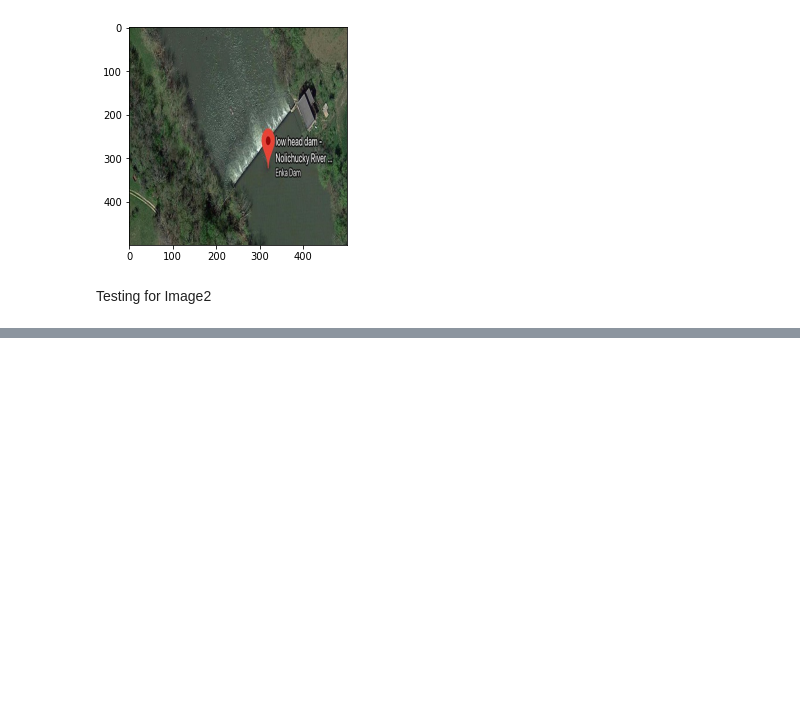
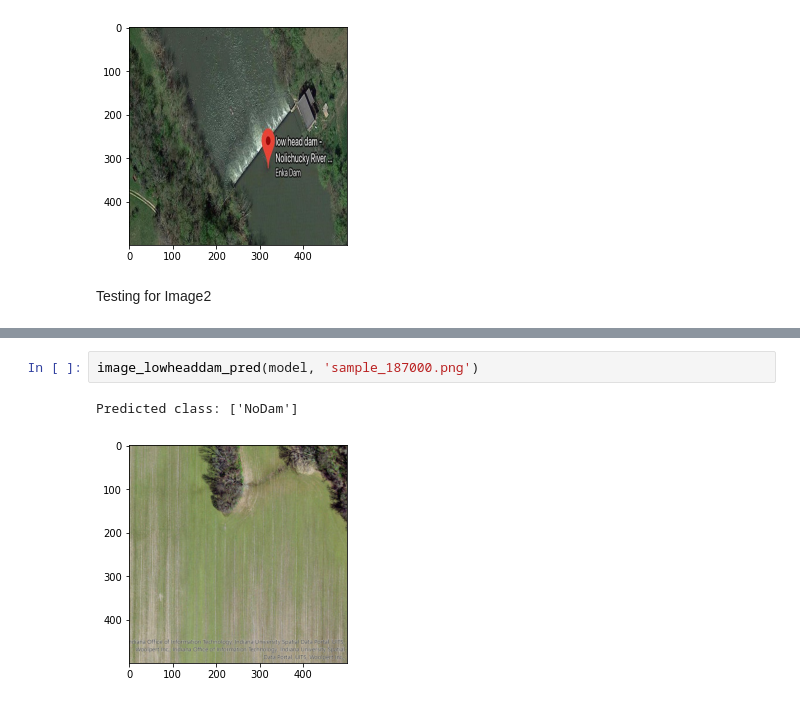
Before and after one commit to ypenamak/DL_Group_5_Project, a Jupyter notebook: Lowhead_function_image.ipynb, the cells around one changed output, grey strips where cells are left out. Drawn from its saved outputs; the diff is of its cells as text; blank space fills up the shorter version.

```diff
--- a/Lowhead_function_image.ipynb
+++ b/Lowhead_function_image.ipynb
@@ -48,0 +64,5 @@ Predicted class: ['Dam']
+# %%
+image_lowheaddam_pred(model, 'sample_187000.png')
+# %% [output]
+Predicted class: ['NoDam']
+[figure, added]
```
Also changed, not shown: parts of 5 cells of this notebook.
